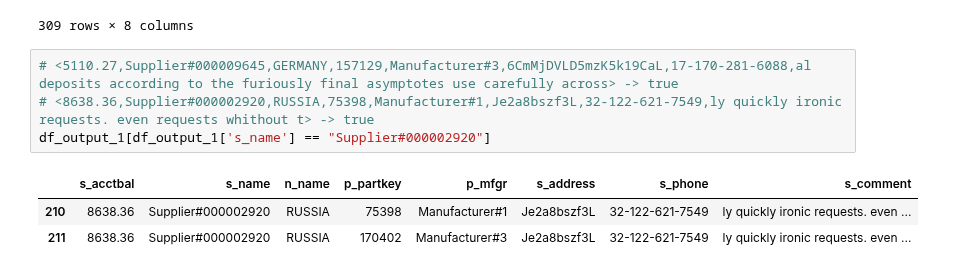
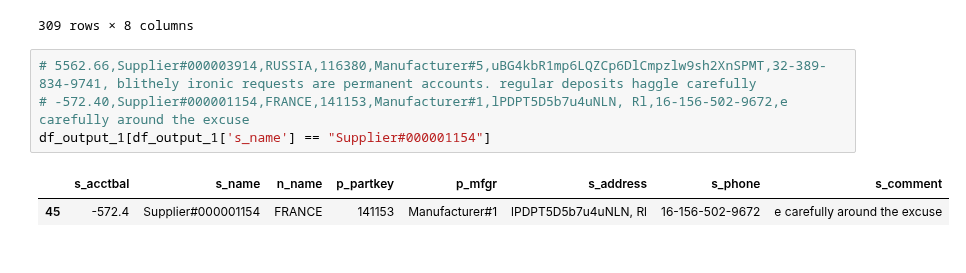
Before and after one commit to groegercesg/QueryBridge, a Jupyter notebook: early_results/q2_hyper.ipynb, the cells around one changed output. Cells and saved outputs as stored; diff of their text form.

```diff
--- a/early_results/q2_hyper.ipynb
+++ b/early_results/q2_hyper.ipynb
@@ -406,11 +406,10 @@ df_output_1
 | 307 | 562.16 | Supplier#000006164 | UNITED KINGDOM | 191125 | Manufacturer#5 | PwJeAuYCoZGaYAPw7W | 33-725-717-4417 | ic theodolites affix foxe |
 | 308 | 6124.81 | Supplier#000001300 | UNITED KINGDOM | 193742 | Manufacturer#1 | UqX4pArRmxHi3LSB | 33-890-567-7030 | counts sleep regular theodolite |
 309 rows × 8 columns
-# %%
-# <5110.27,Supplier#000009645,GERMANY,157129,Manufacturer#3,6CmMjDVLD5mzK5k19CaL,17-170-281-6088,al deposits according to the furiously final asymptotes use carefully across> -> true
-# <8638.36,Supplier#000002920,RUSSIA,75398,Manufacturer#1,Je2a8bszf3L,32-122-621-7549,ly quickly ironic requests. even requests whithout t> -> true
-df_output_1[df_output_1['s_name'] == "Supplier#000002920"]
-# %% [output]
-|  | s_acctbal | s_name | n_name | p_partkey | p_mfgr | s_address | s_phone | s_comment |
-| 210 | 8638.36 | Supplier#000002920 | RUSSIA | 75398 | Manufacturer#1 | Je2a8bszf3L | 32-122-621-7549 | ly quickly ironic requests. even ... |
-| 211 | 8638.36 | Supplier#000002920 | RUSSIA | 170402 | Manufacturer#3 | Je2a8bszf3L | 32-122-621-7549 | ly quickly ironic requests. even ... |
+# %%
+# 5562.66,Supplier#000003914,RUSSIA,116380,Manufacturer#5,uBG4kbR1mp6LQZCp6DlCmpzlw9sh2XnSPMT,32-389-834-9741, blithely ironic requests are permanent accounts. regular deposits haggle carefully
+# -572.40,Supplier#000001154,FRANCE,141153,Manufacturer#1,lPDPT5D5b7u4uNLN, Rl,16-156-502-9672,e carefully around the excuse
+df_output_1[df_output_1['s_name'] == "Supplier#000001154"]
+# %% [output]
+|  | s_acctbal | s_name | n_name | p_partkey | p_mfgr | s_address | s_phone | s_comment |
+| 45 | -572.4 | Supplier#000001154 | FRANCE | 141153 | Manufacturer#1 | lPDPT5D5b7u4uNLN, Rl | 16-156-502-9672 | e carefully around the excuse |
```
Also changed, not shown: 34 other files.
